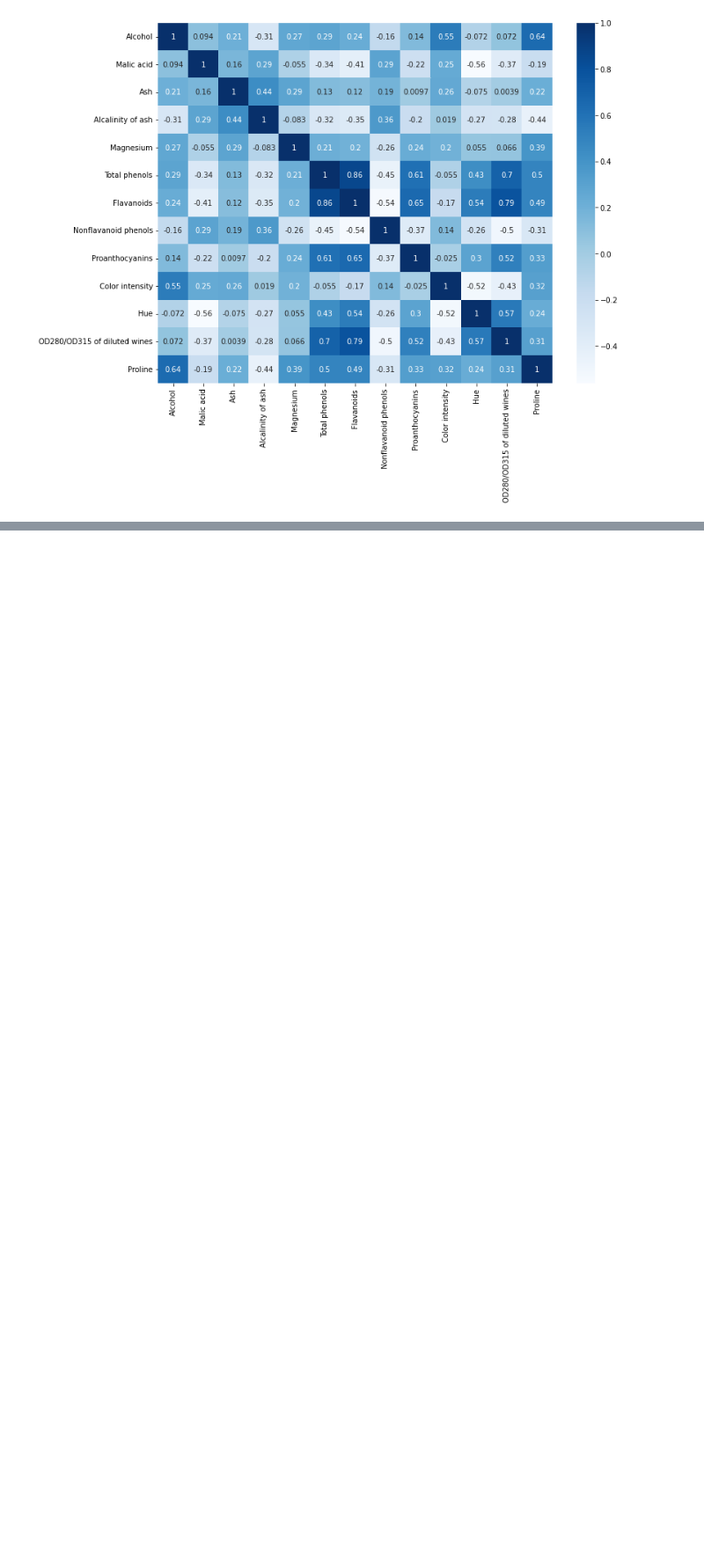
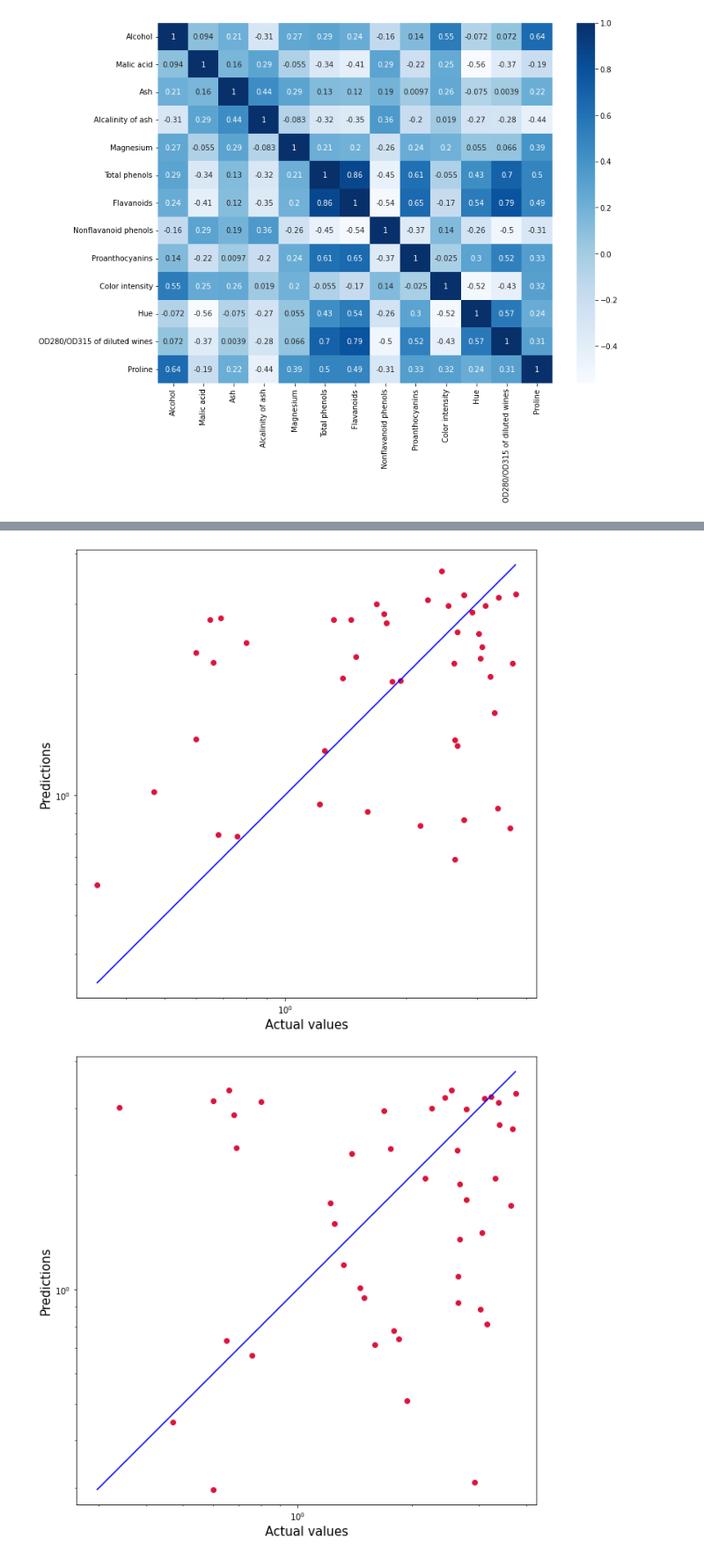
Before and after one commit to solishiguera/reporte-performance, a Jupyter notebook: ReportePerformance.ipynb, the cells around one changed output, grey strips where cells are left out. Shown: that part at 88% size. Saved outputs shown, nothing was run; the diff lists cells and outputs as text; code cells hidden in the pictures; blank space fills up the shorter version.

```diff
--- a/ReportePerformance.ipynb
+++ b/ReportePerformance.ipynb
@@ -273,0 +437,19 @@ plt.show()
+# %%
+actual = y_test_3.copy().values.flatten().tolist()
+for i in range(4) :
+  predicted = predictions[i].flatten().tolist()
+  plt.figure(figsize=(10,10))
+  plt.scatter(actual, predicted, c='crimson')
+  plt.yscale('log')
+  plt.xscale('log')
+
+  p1 = max(max(predicted), max(actual))
+  p2 = min(min(predicted), min(actual))
+  plt.plot([p1, p2], [p1, p2], 'b-')
+  plt.xlabel('Actual values', fontsize=15)
+  plt.ylabel('Predictions', fontsize=15)
+  plt.axis('equal')
+  plt.show()
+# %% [output]
+[figure, added]
+[figure, added]
```
Also changed, not shown: parts of 35 cells of this notebook.
